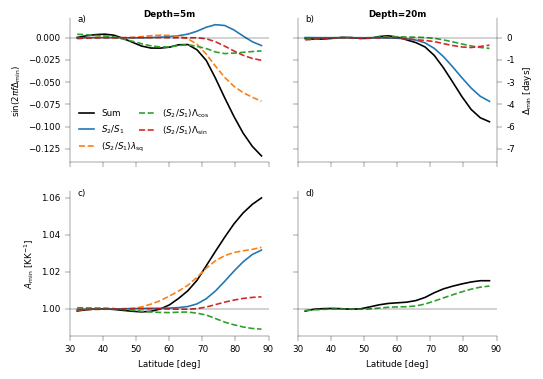
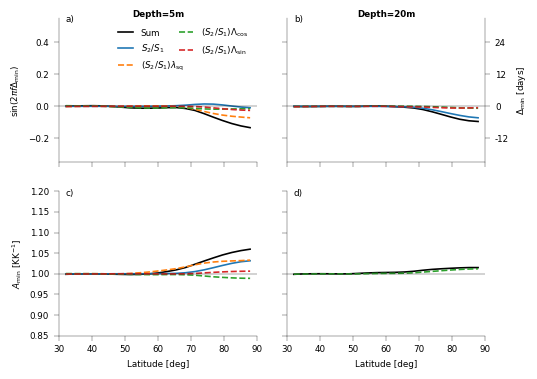
The notebook cell's code change between the first figure and the second:
--- before
+++ after
@@ -36,8 +36,12 @@
     ax[0, i].axhline(0, color='k', lw=ax_linewidth)
     ax[1, i].axhline(1, color='k', lw=ax_linewidth)
-ax[0, 0].legend(handlelength=utils.leg_handlelength, ncol=2, columnspacing=-0.5, loc='lower left')
+ax[0, 0].legend(handlelength=utils.leg_handlelength, ncol=2, columnspacing=-0.5, loc='upper right')
 ax[0, 0].set_ylabel(utils.label_time_shift(extrema_show))
 ax[1, 0].set_ylabel(utils.label_amp(extrema_show))
 ax[0, 0].set_xlim(utils.ax_lims_lat)
+ax[0, 0].set_ylim([-0.125, 0.125])
+ax[0, 0].set_ylim(ylims_ex[0])
+ax[1, 0].set_ylim(ylims_ex[1])
+
 label_subplots(fig, ax.flatten(), pos_y=2, box_alpha=0)
 

Commit: Update ax lims